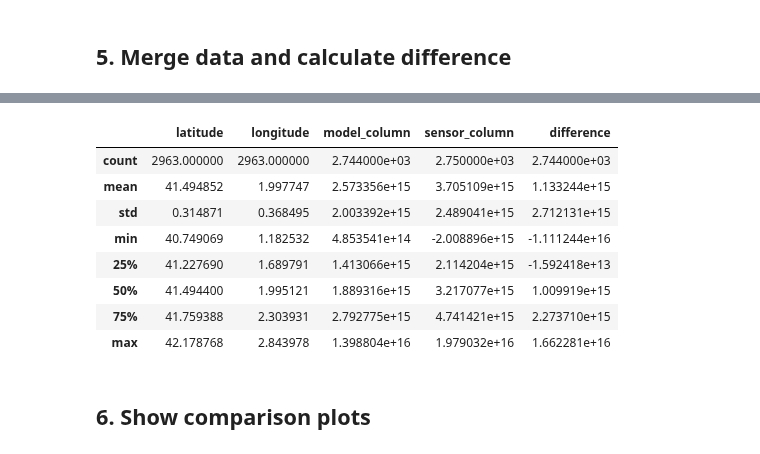
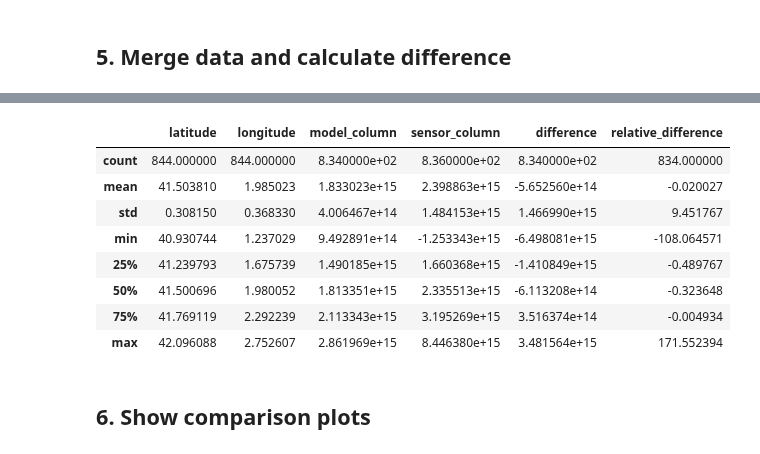
Before and after one commit to ECMWFCode4Earth/adc-toolbox, a Jupyter notebook: main_cams_tropomi_L2.ipynb, the cells around one changed output, grey strips where cells are left out. Saved outputs shown, nothing was run; the diff lists cells and outputs as text; code cells hidden in the pictures.

```diff
--- a/main_cams_tropomi_L2.ipynb
+++ b/main_cams_tropomi_L2.ipynb
@@ -59,7 +56,7 @@ warnings.filterwarnings('ignore', category = UserWarning, module='cartopy')
 # %% [markdown]
 ## 1. Define datasets
 # %%
-# Define component
+# Define component (NO2, CO, O3 or SO2)
 component_nom = 'NO2'
 
 # Define model
@@ -73,7 +70,7 @@ apply_kernels = True
 
 # Define search period
 start_date = '2021-11-15'
-end_date = '2021-11-21'
+end_date = '2021-11-16'
 
 # Define extent
 lon_min = 1.5
@@ -316,9 +280,8 @@ Coordinates:
 # %% [markdown]
 ## 4. Match data (and apply averaging kernels)
 # %%
-match_table = generate_match_table(sensor_ds, model_ds, bbox,
-                                   sensor, component_nom, apply_kernels)
-match_table
+match_df = generate_match_df(sensor_ds, model_ds, bbox, sensor, component_nom, apply_kernels)
+match_df
 # %% [output]
 APPLICATION OF AVERAGING KERNELS
 For the application of the averaging kernels, it is necessary to calculate:
@@ -354,6 +313,6 @@ WARNING: The application of averaging kernels will take some time.
 # %% [markdown]
 ## 5. Merge data and calculate difference
 # %%
-merge_table = generate_merge_table(match_table, sensor_ds, model_ds, sensor, apply_kernels)
-merge_table
+merge_df = generate_merge_df(match_df, sensor_ds, model_ds, sensor, apply_kernels)
+merge_df
 # %% [output]
@@ -374,16 +333,16 @@ merge_table
 # %%
-descr_statistics_table = merge_table.describe()
+descr_statistics_table = merge_df.describe()
 descr_statistics_table
 # %% [output]
-|  | latitude | longitude | model_column | sensor_column | difference |
-| count | 2963.000000 | 2963.000000 | 2.744000e+03 | 2.750000e+03 | 2.744000e+03 |
-| mean | 41.494852 | 1.997747 | 2.573356e+15 | 3.705109e+15 | 1.133244e+15 |
-| std | 0.314871 | 0.368495 | 2.003392e+15 | 2.489041e+15 | 2.712131e+15 |
-| min | 40.749069 | 1.182532 | 4.853541e+14 | -2.008896e+15 | -1.111244e+16 |
-| 25% | 41.227690 | 1.689791 | 1.413066e+15 | 2.114204e+15 | -1.592418e+13 |
-| 50% | 41.494400 | 1.995121 | 1.889316e+15 | 3.217077e+15 | 1.009919e+15 |
-| 75% | 41.759388 | 2.303931 | 2.792775e+15 | 4.741421e+15 | 2.273710e+15 |
-| max | 42.178768 | 2.843978 | 1.398804e+16 | 1.979032e+16 | 1.662281e+16 |
+|  | latitude | longitude | model_column | sensor_column | difference | relative_difference |
+| count | 844.000000 | 844.000000 | 8.340000e+02 | 8.360000e+02 | 8.340000e+02 | 834.000000 |
+| mean | 41.503810 | 1.985023 | 1.833023e+15 | 2.398863e+15 | -5.652560e+14 | -0.020027 |
+| std | 0.308150 | 0.368330 | 4.006467e+14 | 1.484153e+15 | 1.466990e+15 | 9.451767 |
+| min | 40.930744 | 1.237029 | 9.492891e+14 | -1.253343e+15 | -6.498081e+15 | -108.064571 |
+| 25% | 41.239793 | 1.675739 | 1.490185e+15 | 1.660368e+15 | -1.410849e+15 | -0.489767 |
+| 50% | 41.500696 | 1.980052 | 1.813351e+15 | 2.335513e+15 | -6.113208e+14 | -0.323648 |
+| 75% | 41.769119 | 2.292239 | 2.113343e+15 | 3.195269e+15 | 3.516374e+14 | -0.004934 |
+| max | 42.096088 | 2.752607 | 2.861969e+15 | 8.446380e+15 | 3.481564e+15 | 171.552394 |
 # %% [markdown]
 ## 6. Show comparison plots
 # %% [markdown]
```
Also changed, not shown: parts of 19 cells of this notebook, 6 other files.
